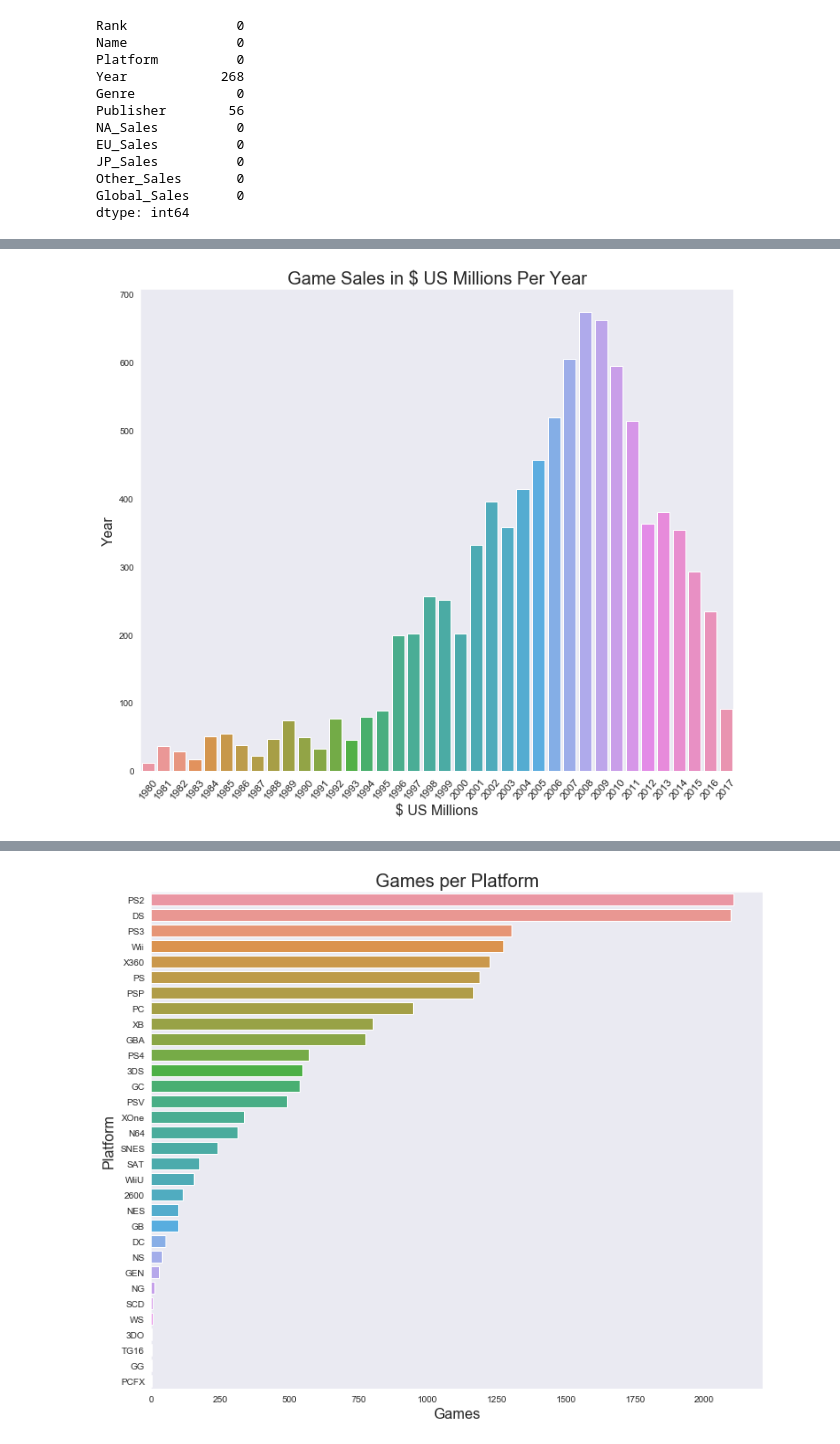
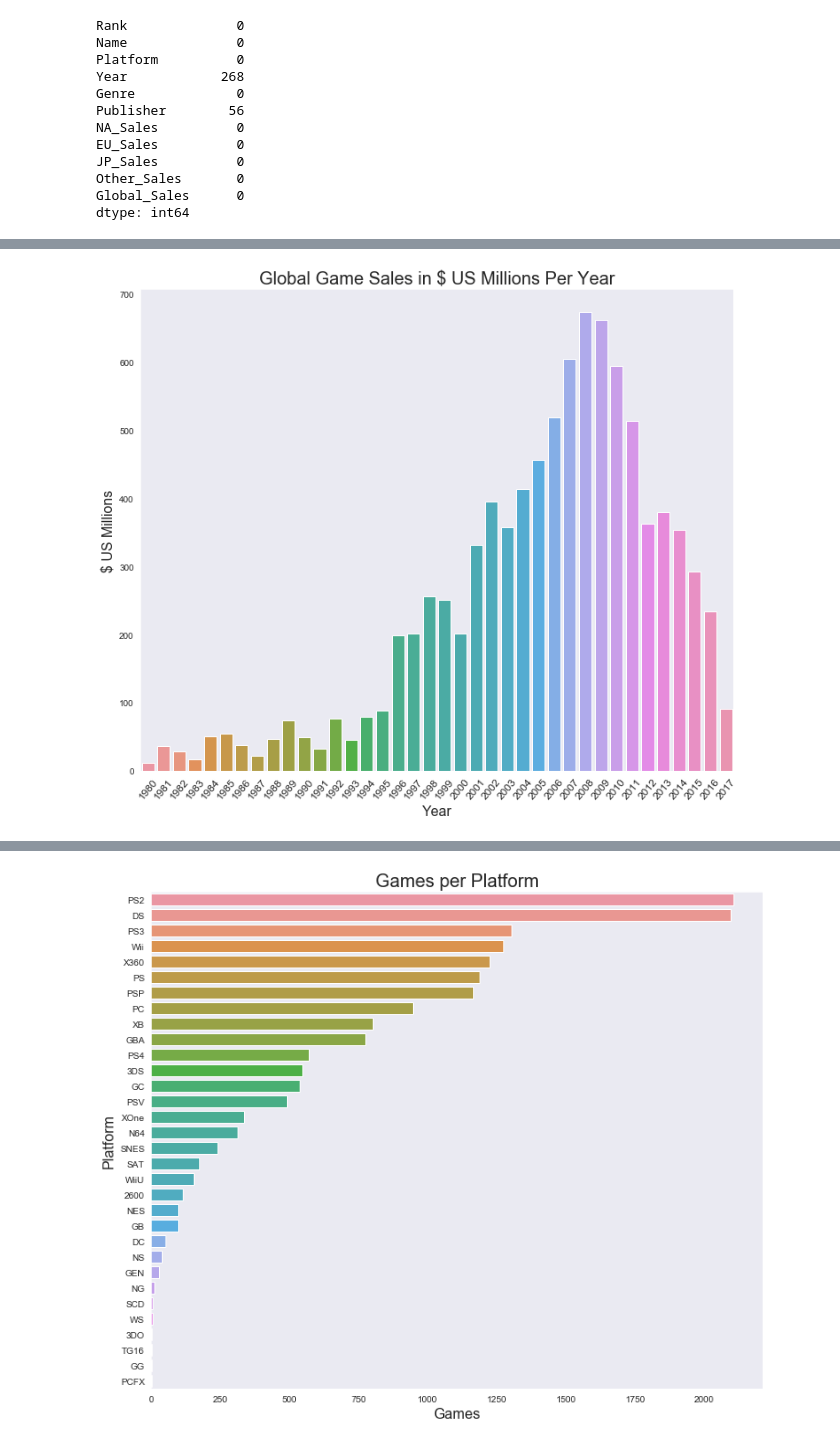
Before and after one commit to pjordan34/video_games, a Jupyter notebook: video_game_sales_analysis.ipynb, the cells around one changed output, grey strips where cells are left out. Drawn from its saved outputs; the diff is of its cells as text; code cells hidden in the pictures.

```diff
--- a/video_game_sales_analysis.ipynb
+++ b/video_game_sales_analysis.ipynb
@@ -7,5 +7,5 @@ sns.despine()
 # %%
-video_games = pd.read_csv ("vgsales.csv", header = 0, index_col = 0,)
+video_games = pd.read_csv ("data/vgsales.csv", header = 0, index_col = 0)
 # %%
 video_games.head()
 # %% [output]
@@ -71,19 +132,19 @@ dtype: int64
 # %%
-#Let's look at total sales per year plots out.
+#Let's look at total Global sales per year plots out.
 y = video_games.groupby(['Year']).sum()
 y = y['Global_Sales']
 x = y.index.astype(int)
 sns.set_palette("colorblind")
 plt.figure(figsize=(12,10))
 ax = sns.barplot(y = y, x = x)
 
-ax.set_xlabel(xlabel='$ US Millions', fontsize=16)
+ax.set_xlabel(xlabel='Year', fontsize=16)
 ax.set_xticklabels(labels = x, fontsize=12, rotation=50)
-ax.set_ylabel(ylabel='Year', fontsize=16)
-ax.set_title(label='Game Sales in $ US Millions Per Year', fontsize=20)
+ax.set_ylabel(ylabel='$ US Millions', fontsize=16)
+ax.set_title(label='Global Game Sales in $ US Millions Per Year', fontsize=20)
 plt.show()
 # %% [output]
-[figure, old version]
+[figure, new version]
 # %%
 #How many games were released each year?
 
```
Also changed, not shown: parts of 14 cells of this notebook.
